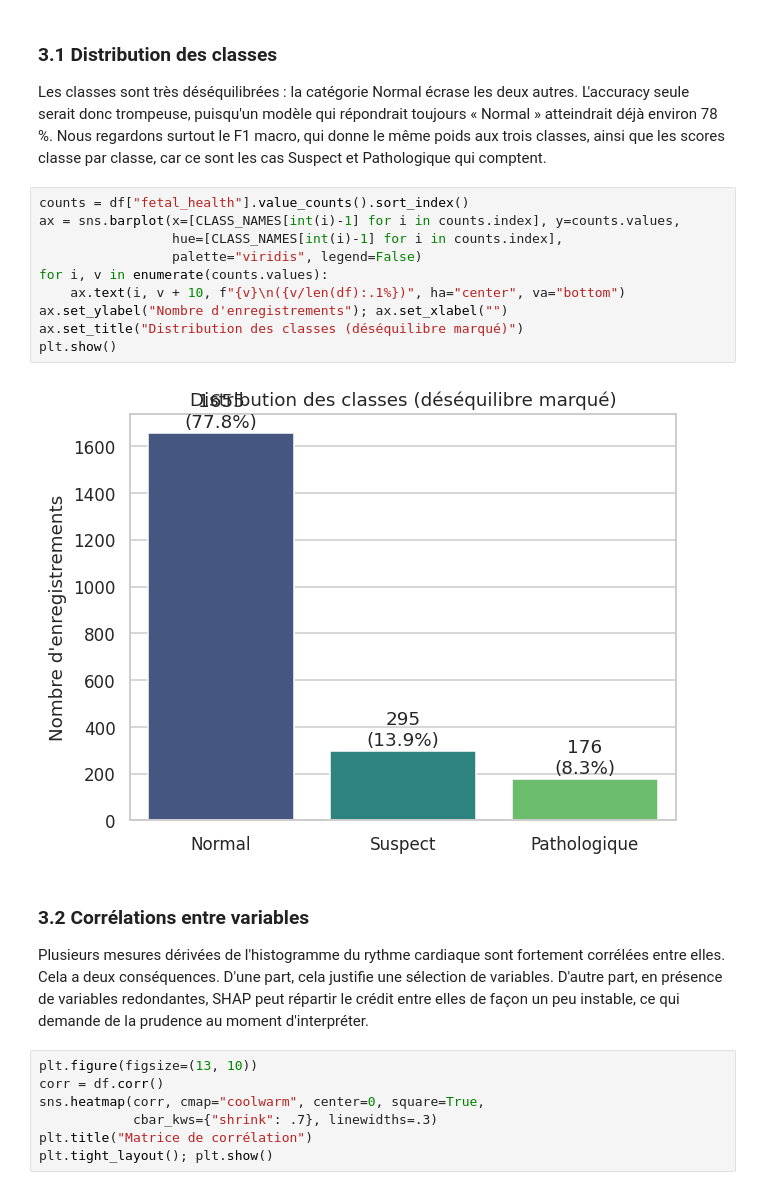
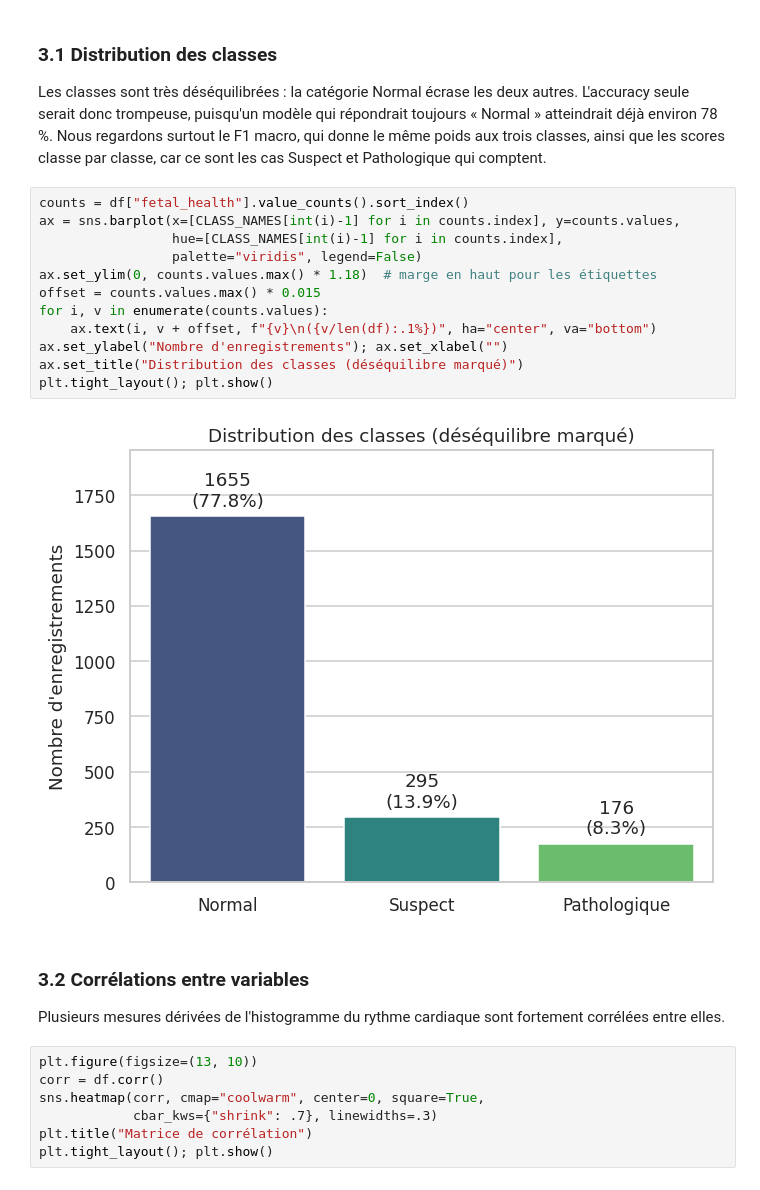
Before and after one commit to nathan-heig/XAI-projet, a Jupyter notebook: projet.ipynb, the cells around one changed output. Cells and saved outputs as stored; diff of their text form.

```diff
--- a/projet.ipynb
+++ b/projet.ipynb
@@ -113,23 +107,22 @@ ce sont les cas Suspect et Pathologique qui comptent.
 # %%
 counts = df["fetal_health"].value_counts().sort_index()
 ax = sns.barplot(x=[CLASS_NAMES[int(i)-1] for i in counts.index], y=counts.values,
                  hue=[CLASS_NAMES[int(i)-1] for i in counts.index],
                  palette="viridis", legend=False)
+ax.set_ylim(0, counts.values.max() * 1.18)  # marge en haut pour les étiquettes
+offset = counts.values.max() * 0.015
 for i, v in enumerate(counts.values):
-    ax.text(i, v + 10, f"{v}\n({v/len(df):.1%})", ha="center", va="bottom")
+    ax.text(i, v + offset, f"{v}\n({v/len(df):.1%})", ha="center", va="bottom")
 ax.set_ylabel("Nombre d'enregistrements"); ax.set_xlabel("")
 ax.set_title("Distribution des classes (déséquilibre marqué)")
-plt.show()
+plt.tight_layout(); plt.show()
 # %% [output]
-[figure, old version]
+[figure, new version]
 # %% [markdown]
 ### 3.2 Corrélations entre variables
 
 Plusieurs mesures dérivées de l'histogramme du rythme cardiaque sont fortement
-corrélées entre elles. Cela a deux conséquences. D'une part, cela justifie une
-sélection de variables. D'autre part, en présence de variables redondantes, SHAP
-peut répartir le crédit entre elles de façon un peu instable, ce qui demande de la
-prudence au moment d'interpréter.
+corrélées entre elles.
 # %%
 plt.figure(figsize=(13, 10))
 corr = df.corr()
```
Also changed, not shown: parts of 6 cells of this notebook, 4 other files.
